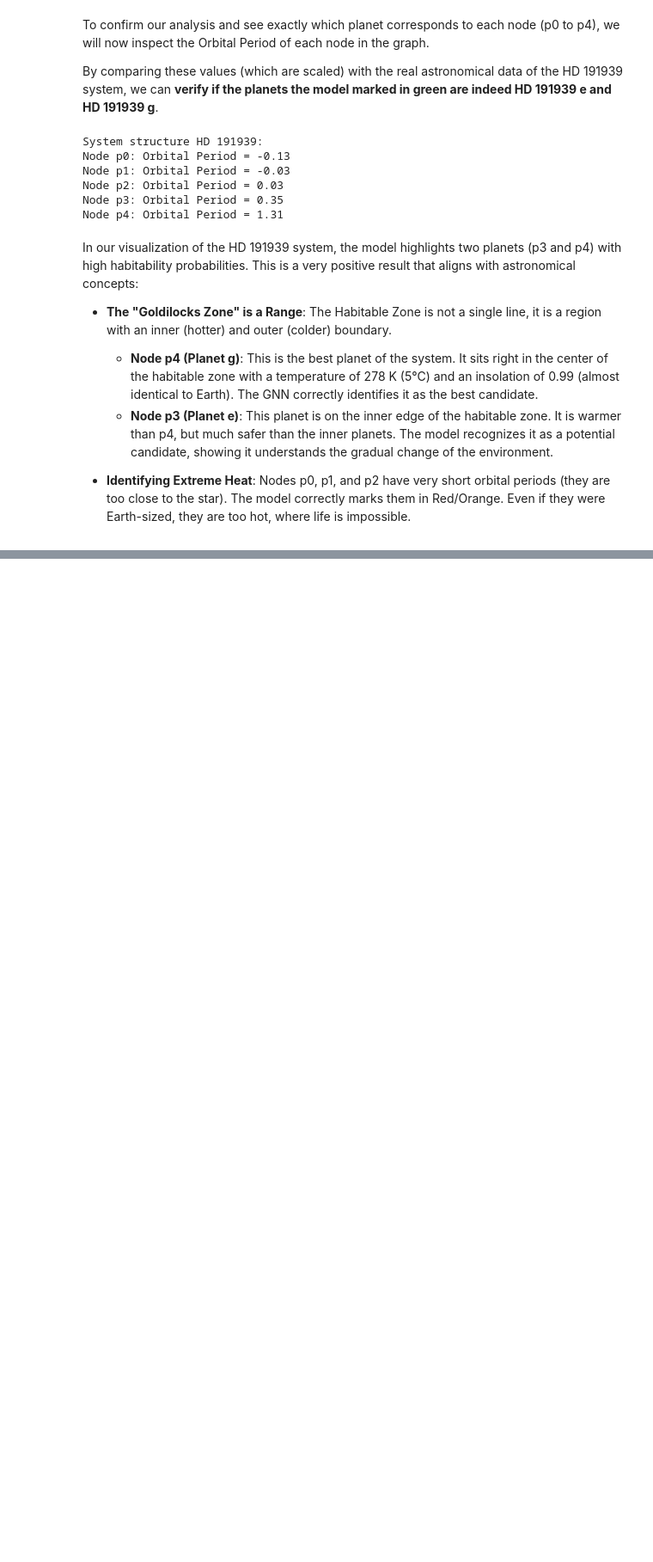
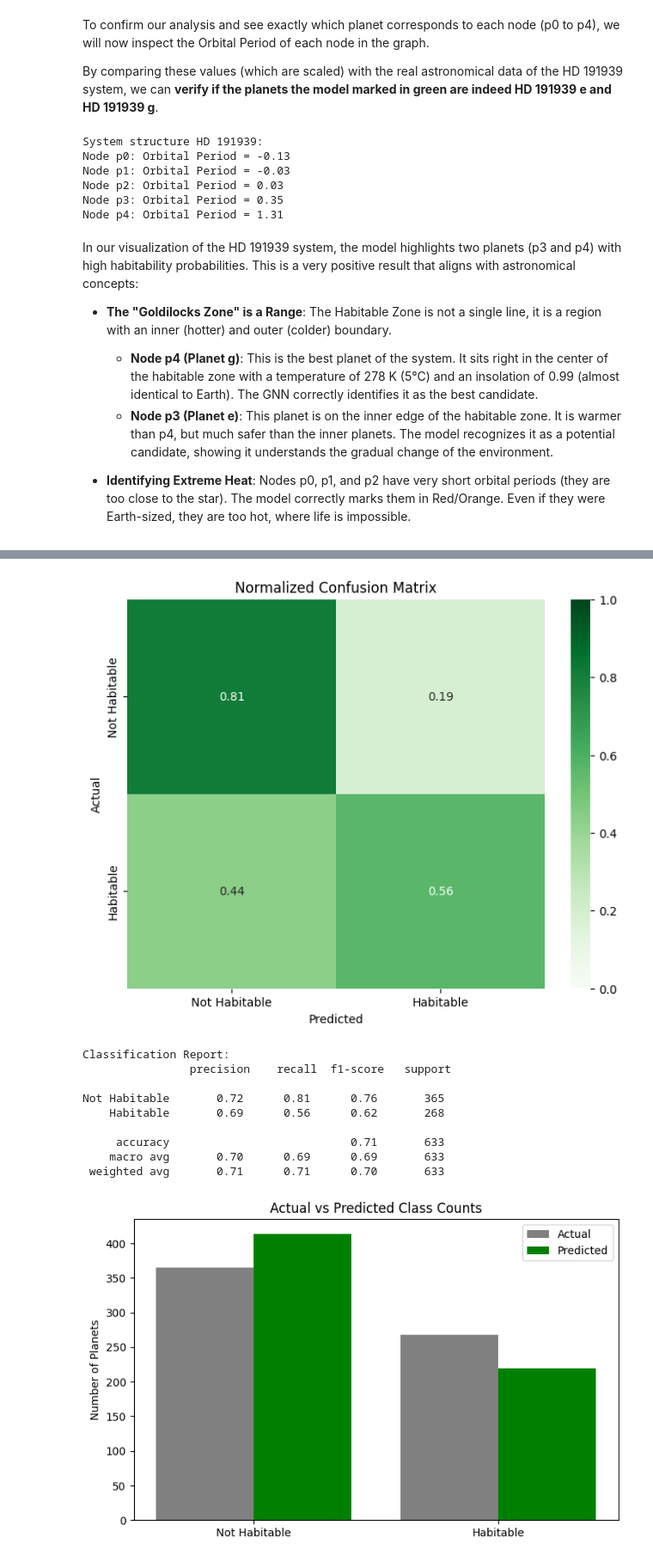
Before and after one commit to Gonzatorra/Machine-Learning-Avanzado, a Jupyter notebook: extraProject/main.ipynb, the cells around one changed output, grey strips where cells are left out. Shown at 86% size. Cells and saved outputs as stored; diff of their text form; code cells hidden in the pictures; blank space fills up the shorter version.

Commit message:
casi acabado, queda añadir el ultimo plot

```diff
--- a/extraProject/main.ipynb
+++ b/extraProject/main.ipynb
@@ -1003,0 +1021,34 @@ In our visualization of the HD 191939 system, the model highlights two planets (
+# %%
+from models.gat import HabitabilityGAT
+
+# Setup device (GPU or CPU)
+device = torch.device('cuda' if torch.cuda.is_available() else 'cpu')
+
+# Model Initialization
+# We use heads=4 to provide multi-head attention capabilities,
+# allowing the model to focus on different physical features simultaneously.
+model = HabitabilityGAT(hidden_channels=64, heads=4).to(device)
+
+# Loss Function: Weighted Cross Entropy is used to handle class imbalance
+criterion = torch.nn.CrossEntropyLoss()
+
+# Optimizer Configuration
+# Adam is highly effective for GAT architectures.
+optimizer = torch.optim.Adam(
+    model.parameters(),
+    lr=0.001,
+    weight_decay=1e-4
+)
+# %%
+from utils import train_model
+
+model, history = train_model(
+    model,
+    train_loader,
+    val_loader,
+    criterion,
+    optimizer,
+    device=device,
+    epochs=100,
+    patience=15
+)
@@ -1003,0 +1073,14 @@ In our visualization of the HD 191939 system, the model highlights two planets (
+# %%
+y_true, y_pred = evaluate_model(model, test_loader, device)
+# %% [output]
+[figure, added]
+Classification Report:
+                precision    recall  f1-score   support
+
+Not Habitable       0.72      0.81      0.76       365
+    Habitable       0.69      0.56      0.62       268
+
+     accuracy                           0.71       633
+    macro avg       0.70      0.69      0.69       633
+ weighted avg       0.71      0.71      0.70       633
+[figure, added]
```
Also changed, not shown: parts of 31 cells of this notebook, 5 other files.
